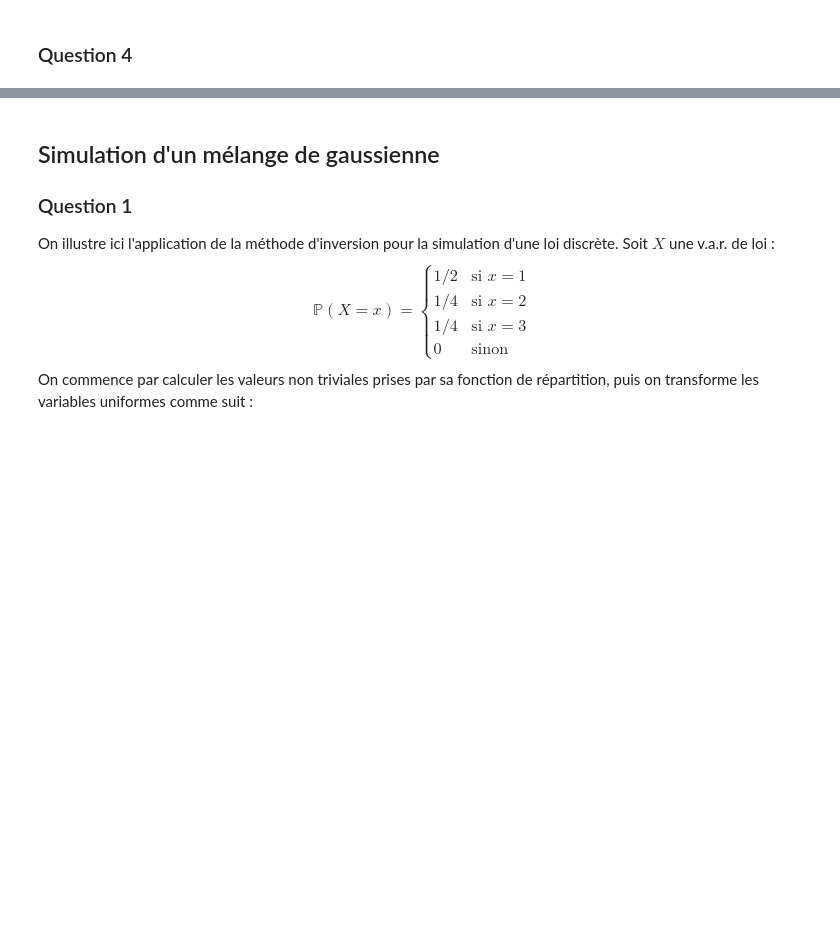
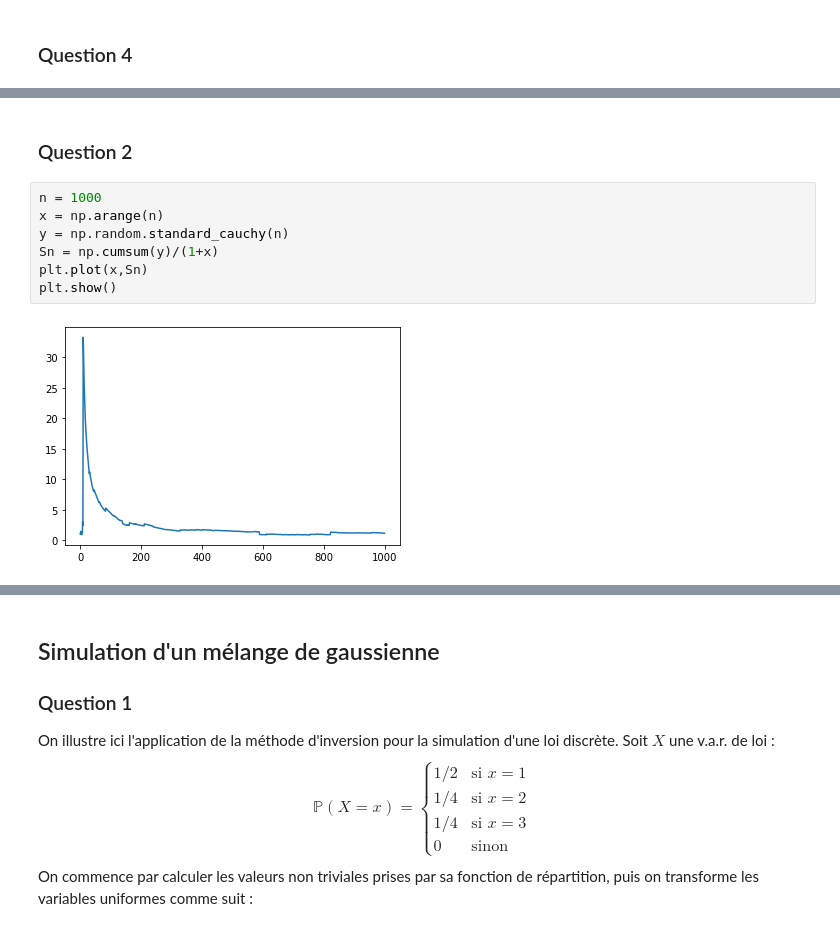
Before and after one commit to boisgera/CDIS, a Jupyter notebook: Probabilités V/Probabilité V.ipynb, the cells around one changed output, grey strips where cells are left out. Cells and saved outputs as stored; diff of their text form; blank space fills up the shorter version.

```diff
--- a/Probabilités V/Probabilité V.ipynb
+++ b/Probabilités V/Probabilité V.ipynb
@@ -241,0 +340,11 @@ plt.show()
+# %% [markdown]
+### Question 2
+# %%
+n = 1000
+x = np.arange(n)
+y = np.random.standard_cauchy(n)
+Sn = np.cumsum(y)/(1+x)
+plt.plot(x,Sn)
+plt.show()
+# %% [output]
+[figure, added]
```
Also changed, not shown: parts of 29 cells of this notebook, 1 other file.
